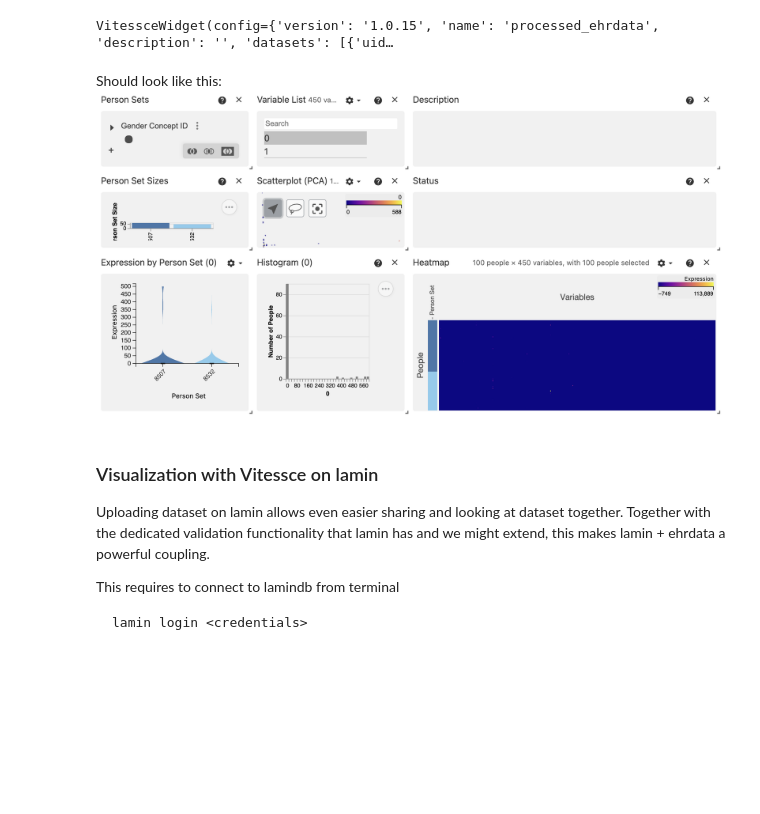
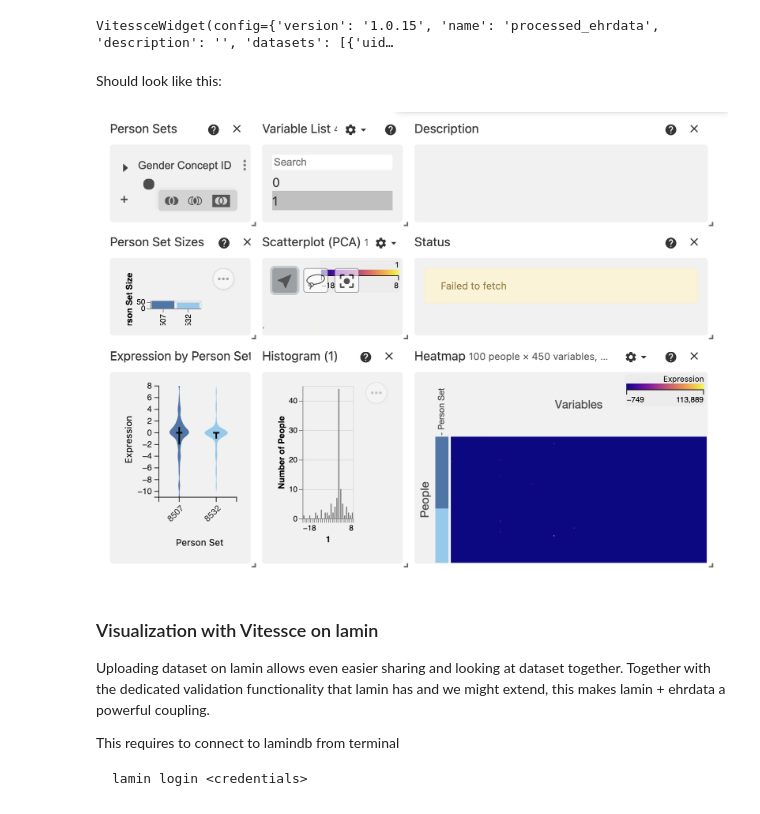
Before and after one commit to theislab/ehrdata, a Jupyter notebook: docs/notebooks/tutorial_omop_visualization.ipynb, the cells around one changed output. Cells and saved outputs as stored; diff of their text form; code cells hidden in the pictures; blank space fills up the shorter version.

```diff
--- a/docs/notebooks/tutorial_omop_visualization.ipynb
+++ b/docs/notebooks/tutorial_omop_visualization.ipynb
@@ -405,7 +407,10 @@ vw
 VitessceWidget(config={'version': '1.0.15', 'name': 'processed_ehrdata', 'description': '', 'datasets': [{'uid…
 # %% [markdown]
 Should look like this:
-![image.png](attachment:image.png)
+# %%
+Image(filename="../_static/tutorial_images/vitessce_screenshot.png", width=800)
+# %% [output]
+[figure, added]
 # %% [markdown]
 ### Visualization with Vitessce on lamin
 Uploading dataset on lamin allows even easier sharing and looking at dataset together. Together with the dedicated validation functionality that lamin has and we might extend, this makes lamin + ehrdata a powerful coupling.
```
Also changed, not shown: parts of 4 cells of this notebook, 4 other files.
